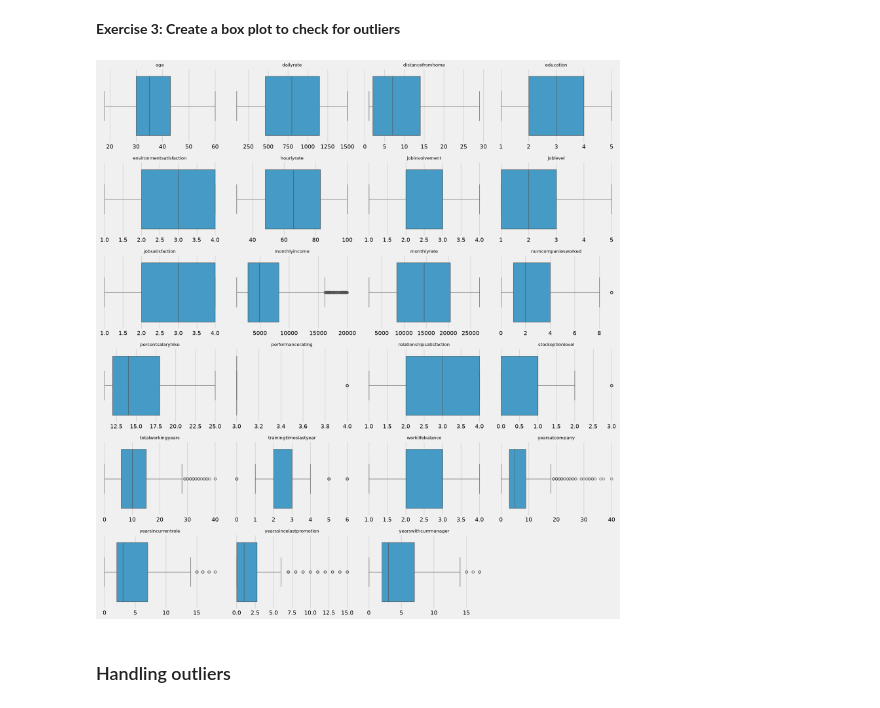
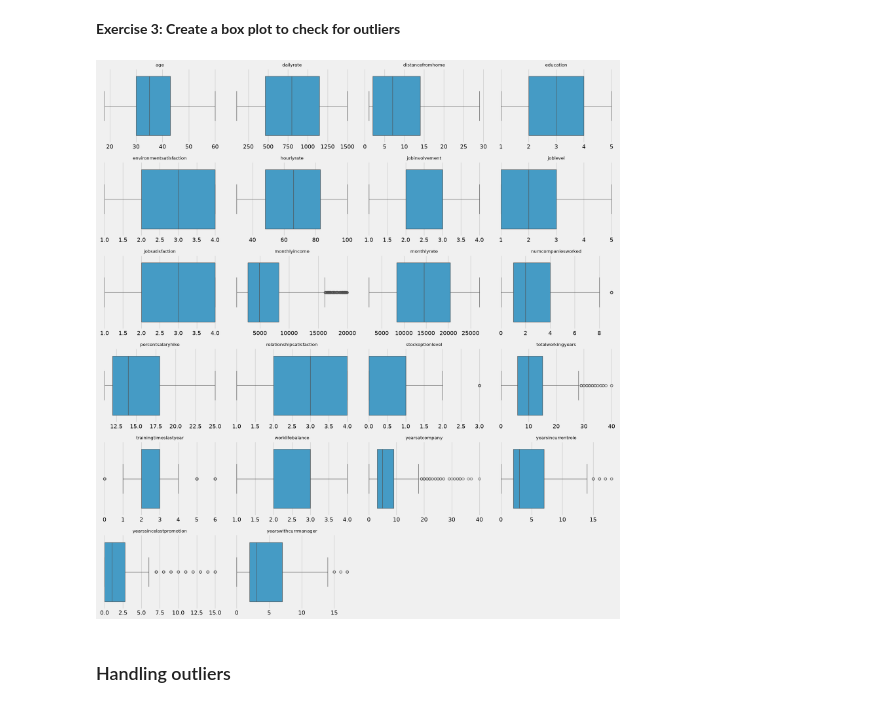
Before and after one commit to ArkLmao/ML-Mini-Projects, a Jupyter notebook: Project4/ArshadMiniProject4.ipynb, the cells around one changed output. Drawn from its saved outputs; the diff is of its cells as text; code cells hidden in the pictures.

```diff
--- a/Project4/MiniProject_4_Employee_Attrition_Prediction_completed(1).ipynb
+++ b/Project4/ArshadMiniProject4.ipynb
@@ -194,19 +194,22 @@ First, we want to get a sense of our data:
 **Exercise 3: Create a box plot to check for outliers**
 # %%
 # Check for outliers
+# performancerating only has the values 3 and 4, so its box collapses to a line; leave it out of the plot
+box_cols = [c for c in numerical_cols if c != 'performancerating']
+
 n_cols = 4
-n_rows = int(np.ceil(len(numerical_cols) / n_cols))
+n_rows = int(np.ceil(len(box_cols) / n_cols))
 fig, axes = plt.subplots(n_rows, n_cols, figsize=(18, 3.2 * n_rows))
-for ax, col in zip(axes.ravel(), numerical_cols):
+for ax, col in zip(axes.ravel(), box_cols):
     sns.boxplot(x=df[col], ax=ax, color='#30a2da')
     ax.set_title(col, fontsize=11)
     ax.set_xlabel('')
-for ax in axes.ravel()[len(numerical_cols):]:
+for ax in axes.ravel()[len(box_cols):]:
     ax.axis('off')
 plt.tight_layout()
 plt.show()
 # %% [output]
-[figure, old version]
+[figure, new version]
 # %% [markdown]
 ### Handling outliers
 # %% [markdown]
```
Also changed, not shown: parts of 2 cells of this notebook, 5 other files.
